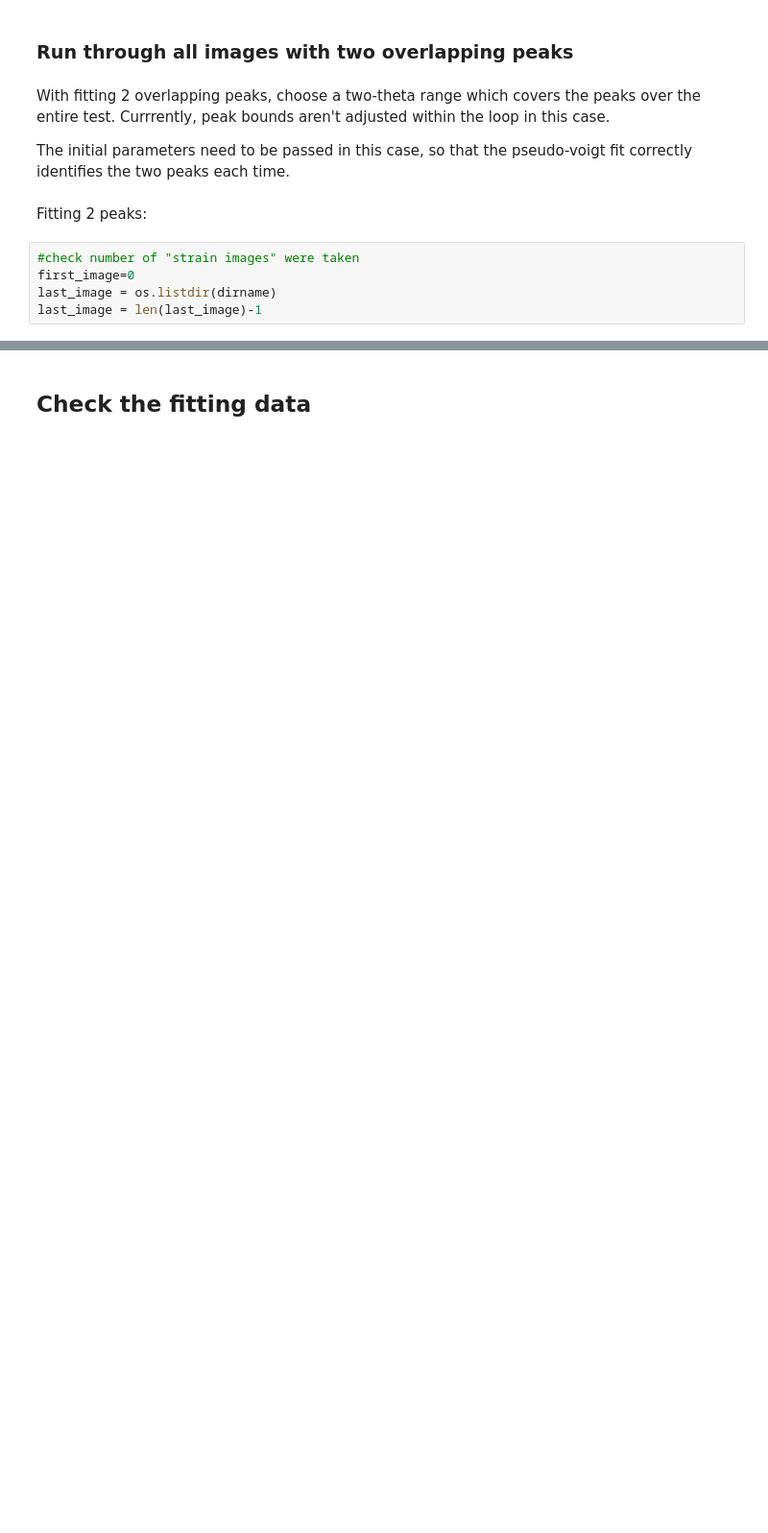
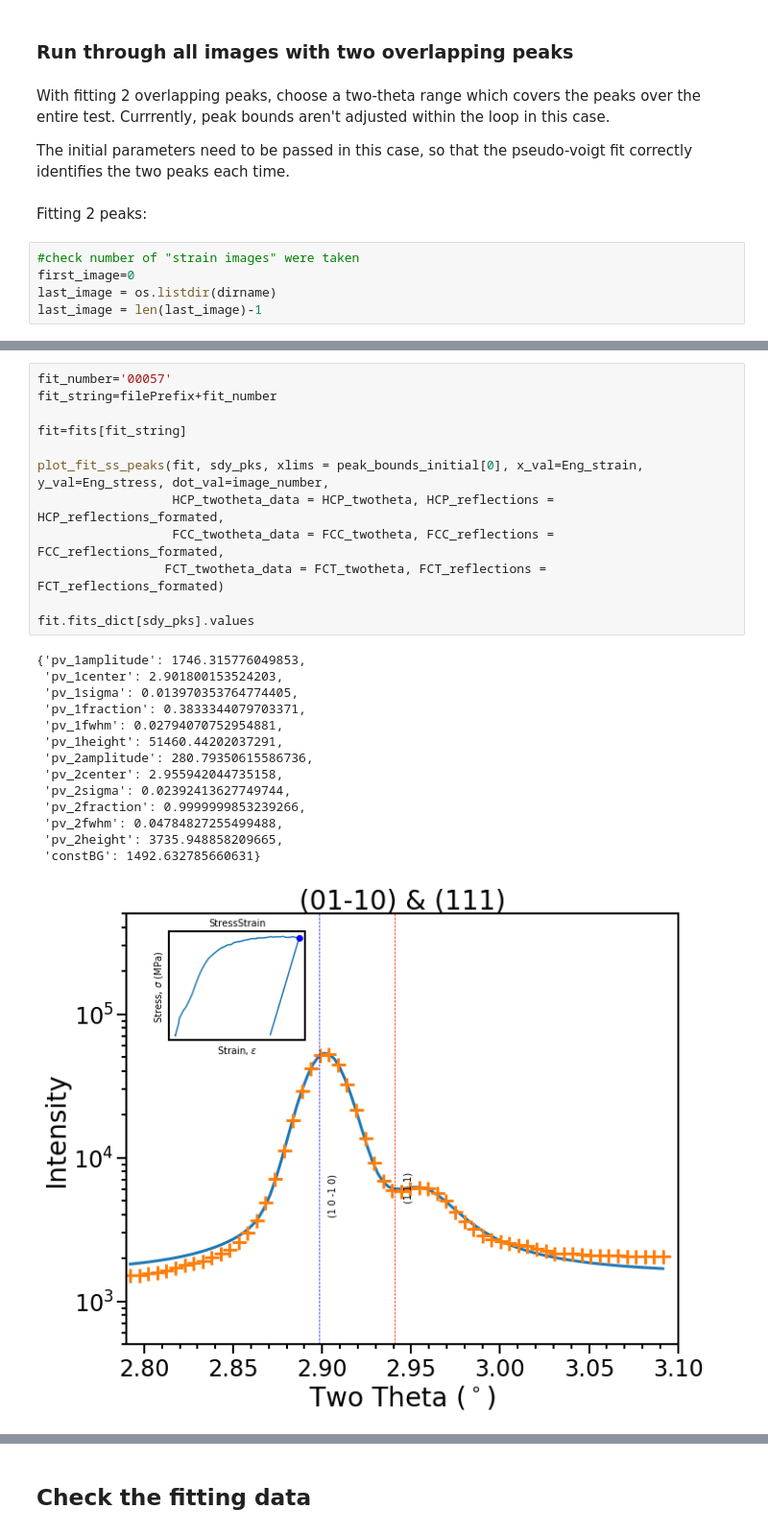
Before and after one commit to Mats-Student-Olie/Double-Peak-Fit, a Jupyter notebook: Dual Peak_Main.ipynb, the cells around one changed output, grey strips where cells are left out. Shown at 96% size. Cells and saved outputs as stored; diff of their text form; blank space fills up the shorter version.

```diff
--- a/Dual Peak_Main.ipynb
+++ b/Dual Peak_Main.ipynb
@@ -326,0 +388,27 @@ last_image = len(last_image)-1
+# %%
+fit_number='00057'
+fit_string=filePrefix+fit_number
+
+fit=fits[fit_string]
+
+plot_fit_ss_peaks(fit, sdy_pks, xlims = peak_bounds_initial[0], x_val=Eng_strain, y_val=Eng_stress, dot_val=image_number,
+                  HCP_twotheta_data = HCP_twotheta, HCP_reflections = HCP_reflections_formated,
+                  FCC_twotheta_data = FCC_twotheta, FCC_reflections = FCC_reflections_formated,
+                 FCT_twotheta_data = FCT_twotheta, FCT_reflections = FCT_reflections_formated)
+
+fit.fits_dict[sdy_pks].values
+# %% [output]
+{'pv_1amplitude': 1746.315776049853,
+ 'pv_1center': 2.901800153524203,
+ 'pv_1sigma': 0.013970353764774405,
+ 'pv_1fraction': 0.3833344079703371,
+ 'pv_1fwhm': 0.02794070752954881,
+ 'pv_1height': 51460.44202037291,
+ 'pv_2amplitude': 280.79350615586736,
+ 'pv_2center': 2.955942044735158,
+ 'pv_2sigma': 0.02392413627749744,
+ 'pv_2fraction': 0.9999999853239266,
+ 'pv_2fwhm': 0.04784827255499488,
+ 'pv_2height': 3735.948858209665,
+ 'constBG': 1492.632785660631}
+[figure, added]
```
Also changed, not shown: parts of 10 cells of this notebook.
